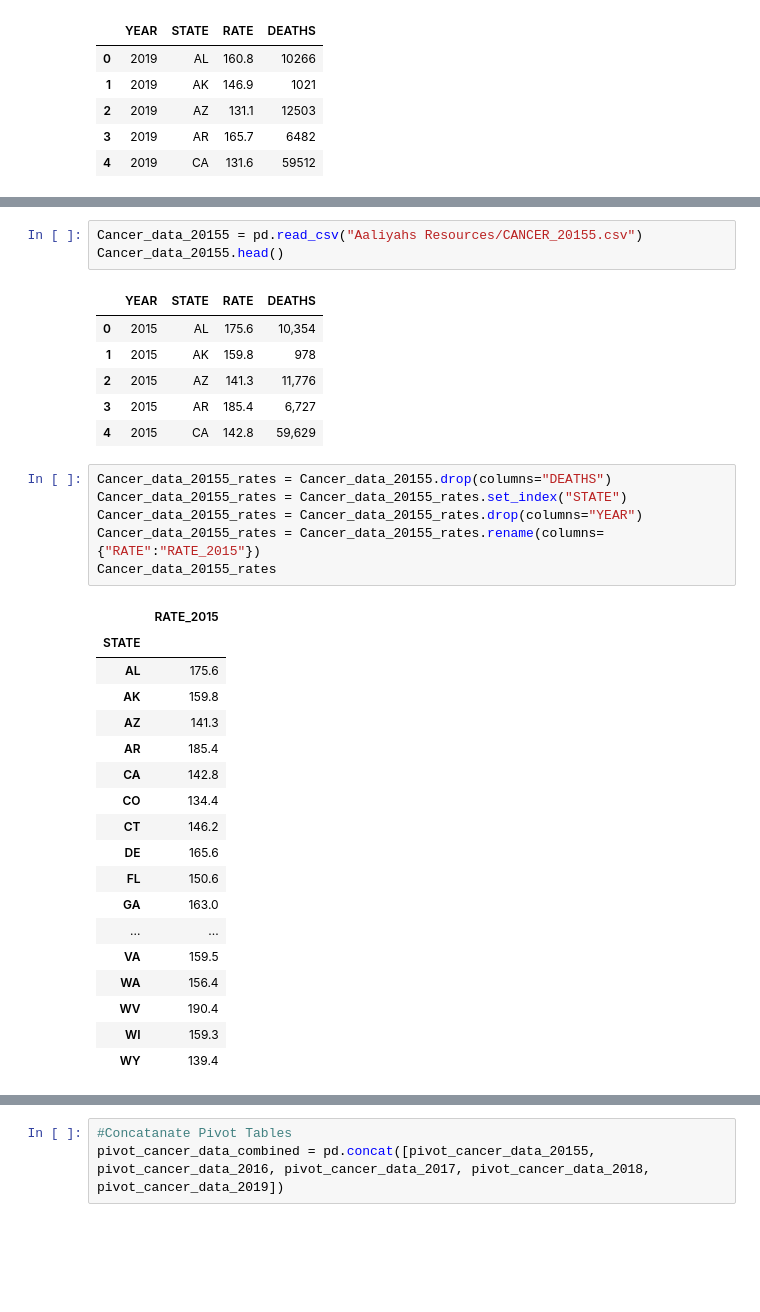
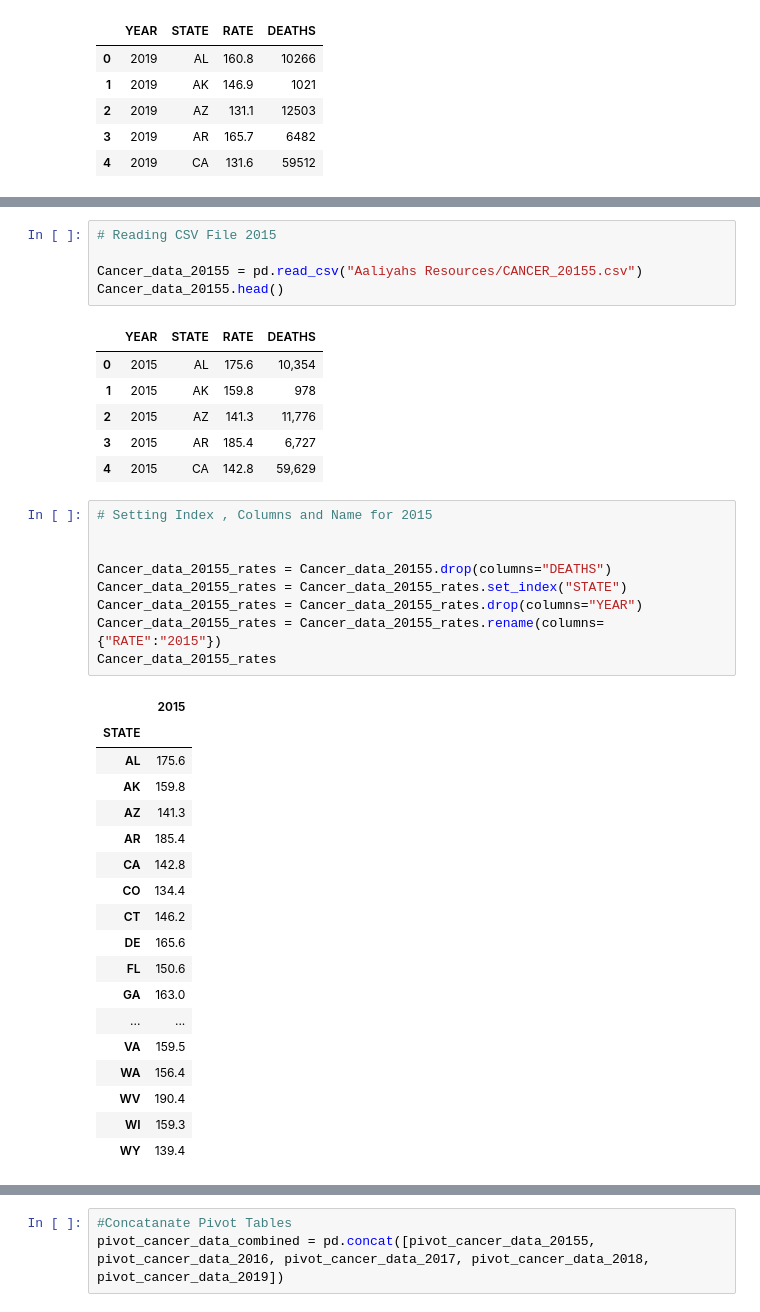
Before and after one commit to RyanWeigel32/Class_Project_Final, a Jupyter notebook: Project_One_Final.ipynb, the cells around one changed output, grey strips where cells are left out. Drawn from its saved outputs; the diff is of its cells as text; blank space fills up the shorter version.

```diff
--- a/Project_One_Final.ipynb
+++ b/Project_One_Final.ipynb
@@ -1944,6 +2013,8 @@ Cancer_data_2016.head()
 | 3 | 2016 | AR | 178.8 | 6,612 |
 | 4 | 2016 | CA | 139.7 | 59,515 |
 # %%
+# Reading CSV File 2015
+
 Cancer_data_20155 = pd.read_csv("Aaliyahs Resources/CANCER_20155.csv")
 Cancer_data_20155.head()
 # %% [output]
@@ -1954,13 +2025,16 @@ Cancer_data_20155.head()
 | 3 | 2015 | AR | 185.4 | 6,727 |
 | 4 | 2015 | CA | 142.8 | 59,629 |
 # %%
+# Setting Index , Columns and Name for 2015
+
+
 Cancer_data_20155_rates = Cancer_data_20155.drop(columns="DEATHS")
 Cancer_data_20155_rates = Cancer_data_20155_rates.set_index("STATE")
 Cancer_data_20155_rates = Cancer_data_20155_rates.drop(columns="YEAR")
-Cancer_data_20155_rates = Cancer_data_20155_rates.rename(columns={"RATE":"RATE_2015"})
+Cancer_data_20155_rates = Cancer_data_20155_rates.rename(columns={"RATE":"2015"})
 Cancer_data_20155_rates
 # %% [output]
-|  | RATE_2015 |
+|  | 2015 |
 | STATE |  |
 | AL | 175.6 |
 | AK | 159.8 |
```
Also changed, not shown: parts of 101 cells of this notebook, 5 other files.
